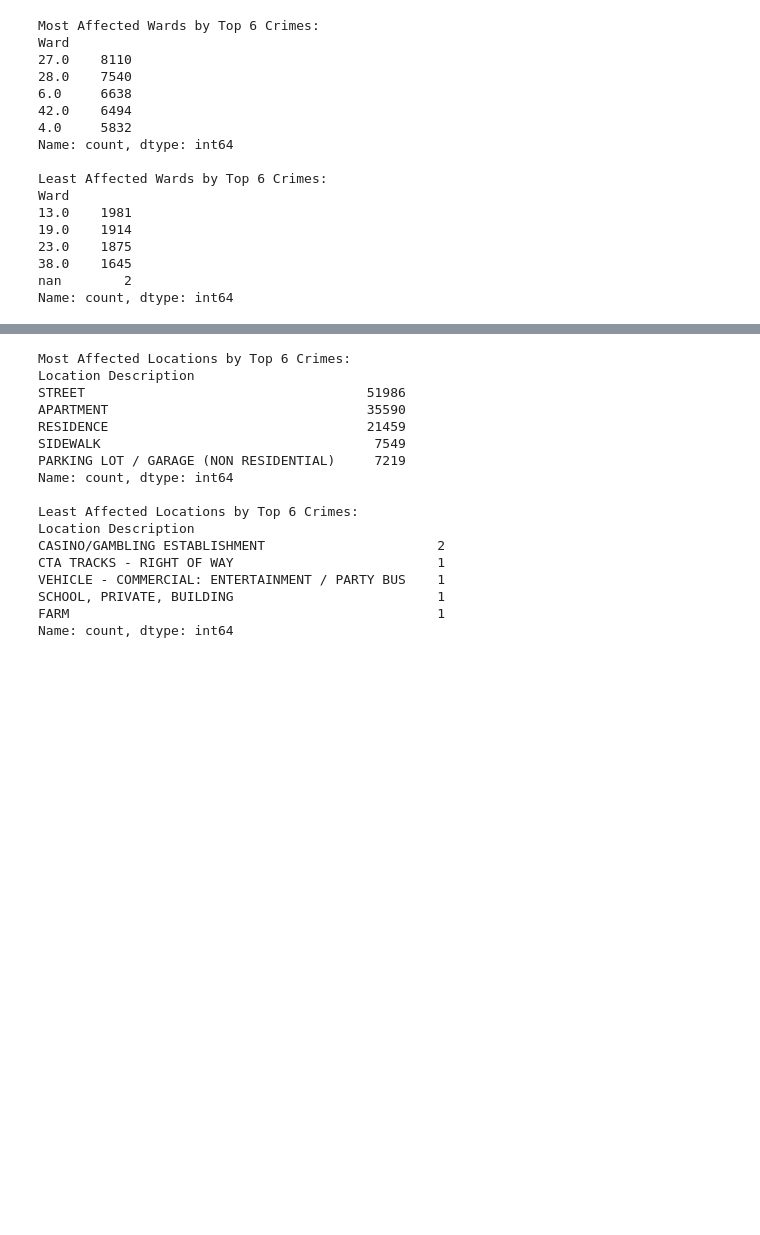
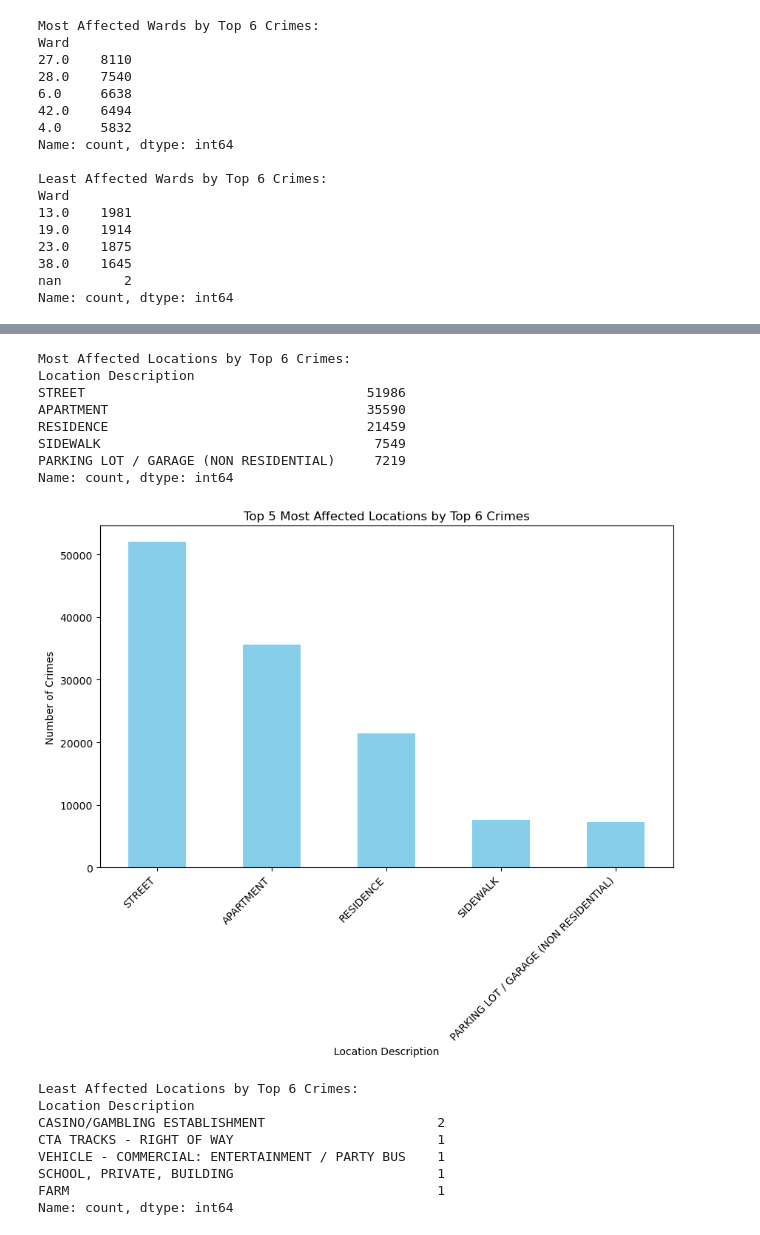
Before and after one commit to ktg8080/Project_1, a Jupyter notebook: kyle_branch.ipynb, the cells around one changed output, grey strips where cells are left out. Drawn from its saved outputs; the diff is of its cells as text; code cells hidden in the pictures; blank space fills up the shorter version.

```diff
--- a/kyle_branch.ipynb
+++ b/kyle_branch.ipynb
@@ -201,40 +260,66 @@ Correlation between Crime Count and Ward: -0.3203958018073767
 # %%
 # Identify the top 6 most common crimes
+
 top_6_crimes = clean_df['Primary Type'].value_counts().head(6).index
 
 # Filter the DataFrame for only the top 6 crimes
 filtered_df = clean_df[clean_df['Primary Type'].isin(top_6_crimes)]
 
 # Group by 'Ward' and count occurrences of these crimes
 location_crime_counts = filtered_df['Location Description'].value_counts()
 
 # Sort the wards by the number of these crimes
 location_crime_counts_sorted = location_crime_counts.sort_values(ascending=False)
 
 # Display the top 5 most affected wards
 most_affected_locations = location_crime_counts_sorted.head(5)
 print("Most Affected Locations by Top 6 Crimes:")
 print(most_affected_locations)
+plt.figure(figsize=(10, 6))
+most_affected_locations.plot(kind='bar', color='skyblue')
+
+# Add labels and title
+plt.xlabel('Location Description')
+plt.ylabel('Number of Crimes')
+plt.title('Top 5 Most Affected Locations by Top 6 Crimes')
+plt.xticks(rotation=45, ha="right")
+
+# Show the plot
+plt.savefig("Images/Most_Affected_Locations.png")
+plt.show()
 
 # Display the top 5 least affected wards
 least_affected_locations = location_crime_counts_sorted.tail(5)
 print("\nLeast Affected Locations by Top 6 Crimes:")
 print(least_affected_locations)
+
+plt.figure(figsize=(10, 6))
+least_affected_locations.plot(kind='bar', color='lightcoral')
+
+# Add labels and title
+plt.xlabel('Location Description')
+plt.ylabel('Number of Crimes')
+plt.title('Top 5 Least Affected Locations by Top 6 Crimes')
+plt.xticks(rotation=45, ha="right")
+
+# Show and save the plot
+plt.savefig("Images/Least_Affected_Locations.png")
+plt.show()
 # %% [output]
 Most Affected Locations by Top 6 Crimes:
 Location Description
 STREET                                    51986
 APARTMENT                                 35590
 RESIDENCE                                 21459
 SIDEWALK                                   7549
 PARKING LOT / GARAGE (NON RESIDENTIAL)     7219
 Name: count, dtype: int64
-
-Least Affected Locations by Top 6 Crimes:
-Location Description
-CASINO/GAMBLING ESTABLISHMENT                      2
-CTA TRACKS - RIGHT OF WAY                          1
-VEHICLE - COMMERCIAL: ENTERTAINMENT / PARTY BUS    1
-SCHOOL, PRIVATE, BUILDING                          1
-FARM                                               1
-Name: count, dtype: int64
+[figure, added]
+Least Affected Locations by Top 6 Crimes:
+Location Description
+CASINO/GAMBLING ESTABLISHMENT                      2
+CTA TRACKS - RIGHT OF WAY                          1
+VEHICLE - COMMERCIAL: ENTERTAINMENT / PARTY BUS    1
+SCHOOL, PRIVATE, BUILDING                          1
+FARM                                               1
+Name: count, dtype: int64
```
Also changed, not shown: parts of 21 cells of this notebook, 8 other files.
